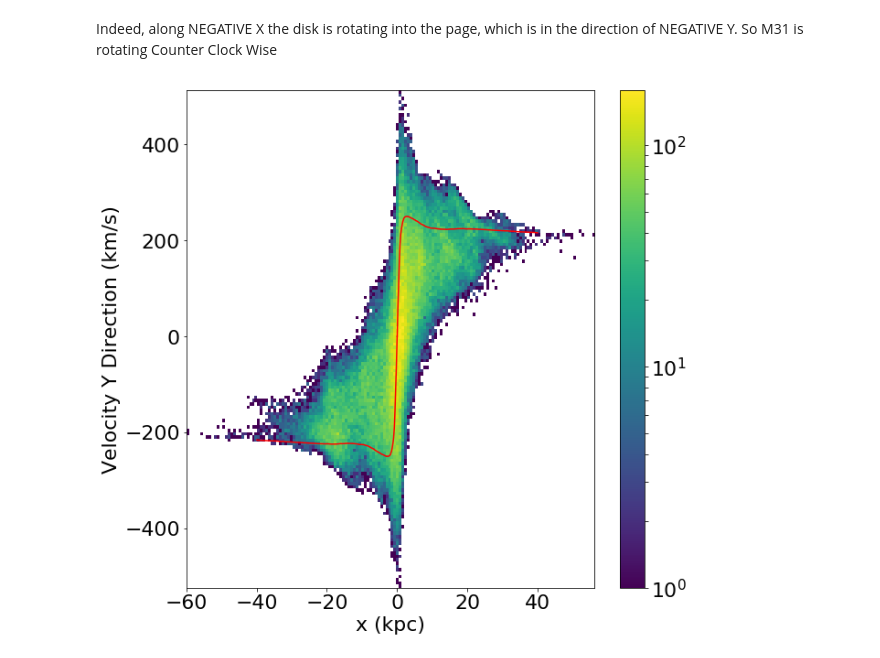
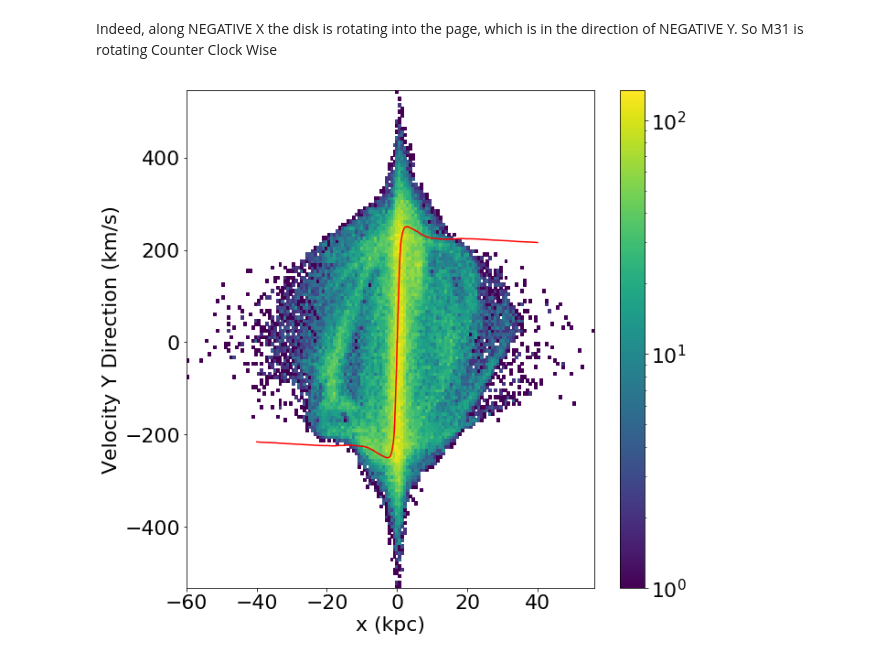
Before and after one commit to ewalla02/400b_walla, a Jupyter notebook: Labs/Lab7/Lab7_Soln.ipynb, the cells around one changed output. Drawn from its saved outputs; the diff is of its cells as text; code cells hidden in the pictures.

```diff
--- a/Labs/Lab7/Lab7_Soln.ipynb
+++ b/Labs/Lab7/Lab7_Soln.ipynb
@@ -336,32 +336,32 @@ Vcirc = M31.CircularVelocityTotal(R)
 # MW Disk Velocity Field edge on.
 
 fig = plt.figure(figsize=(10,10))
 ax = plt.subplot(111)
 
 # looking at MW edge on along x axis, vy is line of sight velocity
 
-plt.hist2d(rn[:,0], vn[:,1], bins=150, norm=LogNorm())
+plt.hist2d(rn[:,0], vn[:,0], bins=150, norm=LogNorm())
 plt.colorbar()
 
 # Add the circular velocity
 plt.plot(R, Vcirc, color="red")
 plt.plot(-R, -Vcirc, color="red")
 
 # Add axis labels
 plt.xlabel('x (kpc)', fontsize=22)
 plt.ylabel('Velocity Y Direction (km/s)', fontsize=22)
 
 #set axis limits
 #plt.ylim(0,200)
 #plt.xlim(-30,30)
 
 #adjust tick label font size
 label_size = 22
 matplotlib.rcParams['xtick.labelsize'] = label_size
 matplotlib.rcParams['ytick.labelsize'] = label_size
 
 
 # Save to a file
 #plt.savefig('M31_Vy_X.pdf', rasterized=True, dpi=350)
 # %% [output]
-[figure, old version]
+[figure, new version]
```
Also changed, not shown: parts of 2 cells of this notebook, 15 other files.
